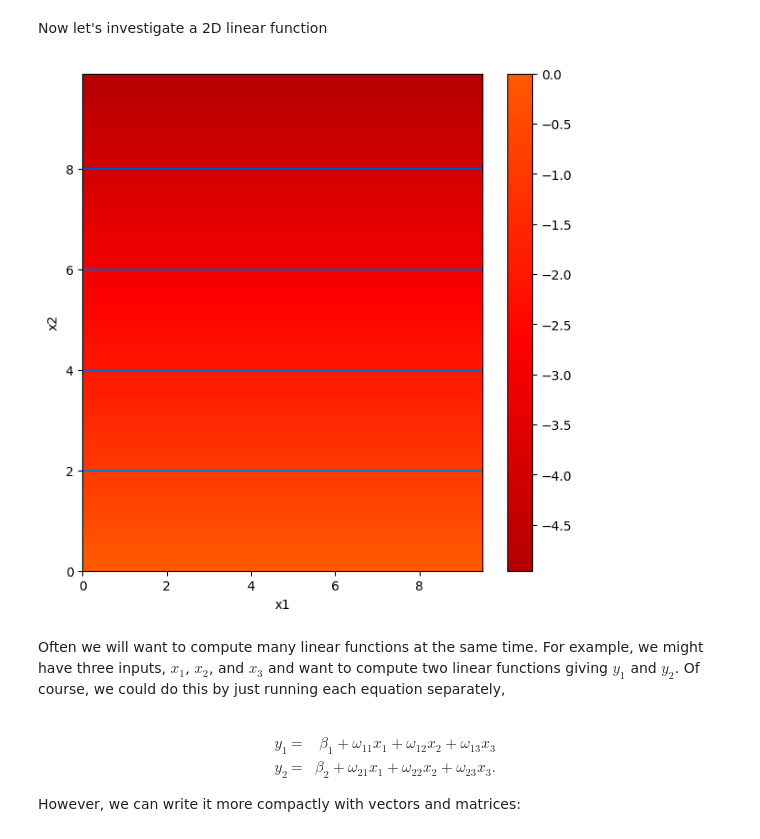
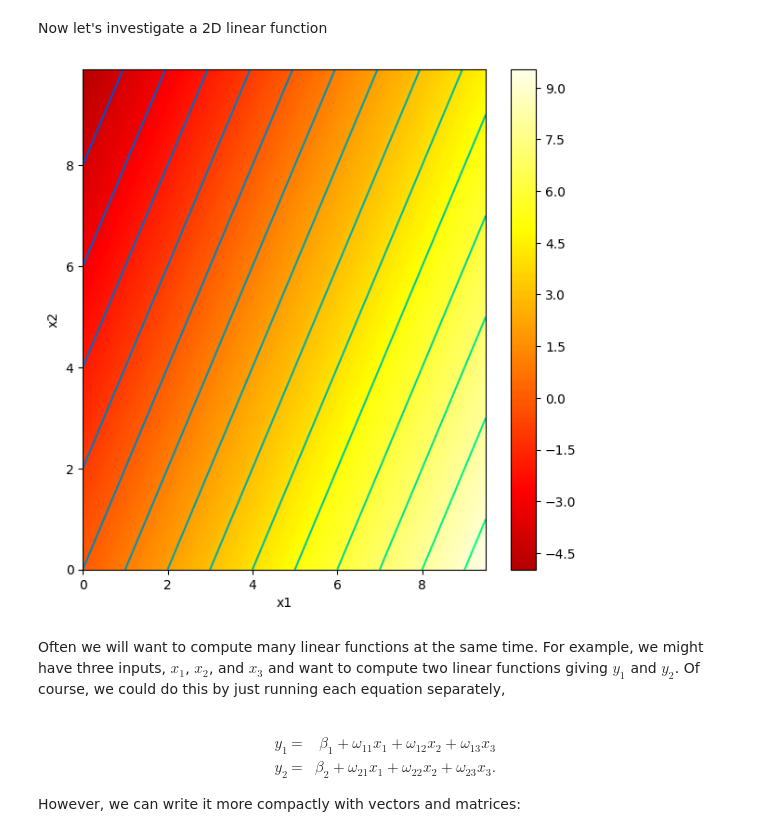
Before and after one commit to ian-fl-liew/5m-data-2.1-intro-big-data-eng, a Jupyter notebook: Notebooks/Chap01/1_1_BackgroundMathematics.ipynb, the cells around one changed output. Drawn from its saved outputs; the diff is of its cells as text; code cells hidden in the pictures.

```diff
--- a/Notebooks/Chap01/1_1_BackgroundMathematics.ipynb
+++ b/Notebooks/Chap01/1_1_BackgroundMathematics.ipynb
@@ -75,35 +75,35 @@ def linear_function_2D(x1,x2,beta,omega1,omega2):
 # %%
 # Plot the 2D function
 
 # Make 2D array of x and y points
 x1 = np.arange(0.0, 10.0, 0.5)
 x2 = np.arange(0.0, 10.0, 0.1)
 x1,x2 = np.meshgrid(x1,x2)  # https://www.geeksforgeeks.org/numpy-meshgrid-function/
 
 # Compute the 2D function for given values of omega1, omega2
-beta = 0.0; omega1 = 1.0; omega2 = -0.5
+beta = 0.0; omega1 = 1; omega2 = 5
 y  = linear_function_2D(x1,x2,beta, omega1, omega2)
 
 # Draw the function.
 # Color represents y value (brighter = higher value)
 # Black = -10 or less, White = +10 or more
 # 0 = mid orange
 # Lines are contours where value is equal
 draw_2D_function(x1,x2,y)
 
 # TODO
 # Predict what this plot will look like if you set omega_1 to zero
 # Change the code and see if you are right.
 
 # TODO
 # Predict what this plot will look like if you set omega_2 to zero
 # Change the code and see if you are right.
 
 # TODO
 # Predict what this plot will look like if you set beta to -5
 # Change the code and see if you are correct
 # %% [output]
-[figure, old version]
+[figure, new version]
 # %% [markdown]
 Often we will want to compute many linear functions at the same time.  For example, we might have three inputs, $x_1$, $x_2$, and $x_3$ and want to compute two linear functions giving $y_1$ and $y_2$. Of course, we could do this by just running each equation separately,<br><br>
 
```
